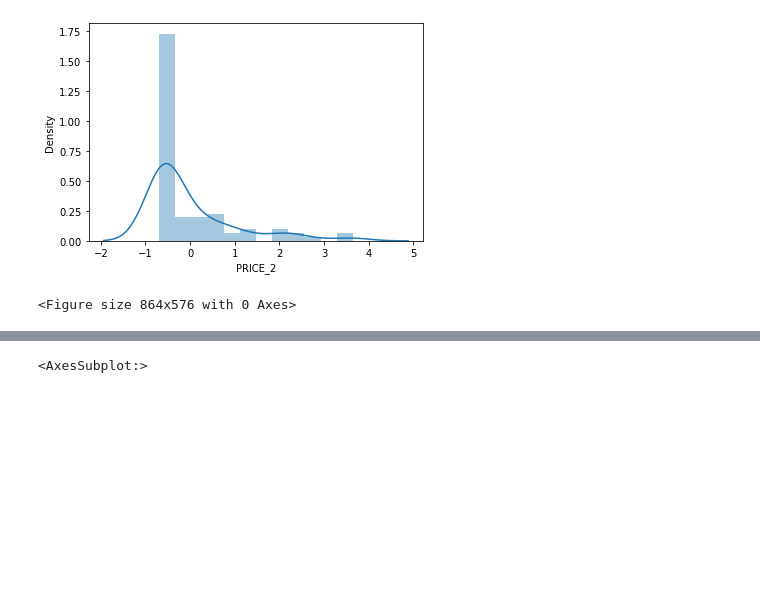
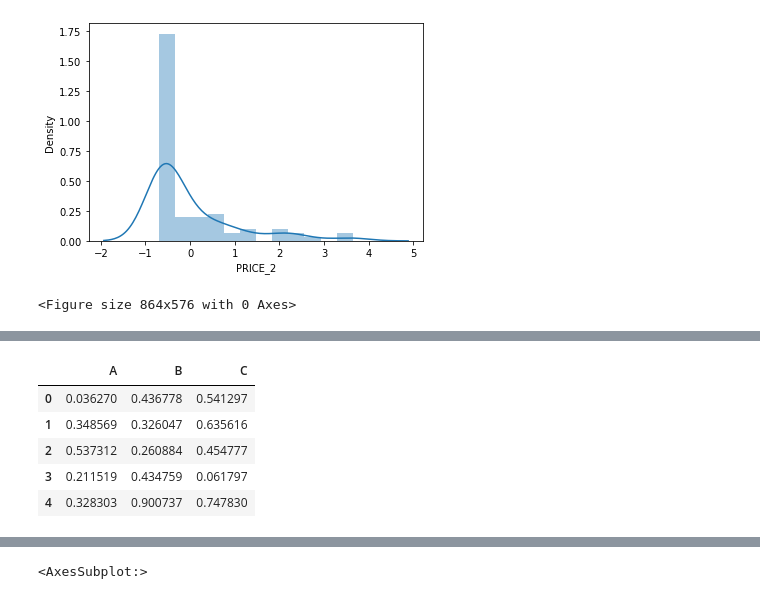
Before and after one commit to RitchieM0/National-house-price-prection-system-NHC-, a Jupyter notebook: FLASK 1/house_price_prediction-main/NHC_2.ipynb, the cells around one changed output, grey strips where cells are left out. Cells and saved outputs as stored; diff of their text form; code cells hidden in the pictures; blank space fills up the shorter version.

```diff
--- a/FLASK 1/house_price_prediction-main/NHC_2.ipynb
+++ b/FLASK 1/house_price_prediction-main/NHC_2.ipynb
@@ -123,0 +129,10 @@ plt.figure(figsize=(12,8))
+# %%
+df = pd.DataFrame(np.random.rand(50, 3), columns=['A', 'B', 'C'])
+df.head()
+# %% [output]
+|  | A | B | C |
+| 0 | 0.036270 | 0.436778 | 0.541297 |
+| 1 | 0.348569 | 0.326047 | 0.635616 |
+| 2 | 0.537312 | 0.260884 | 0.454777 |
+| 3 | 0.211519 | 0.434759 | 0.061797 |
+| 4 | 0.328303 | 0.900737 | 0.747830 |
```
Also changed, not shown: parts of 21 cells of this notebook, 1 other file.
